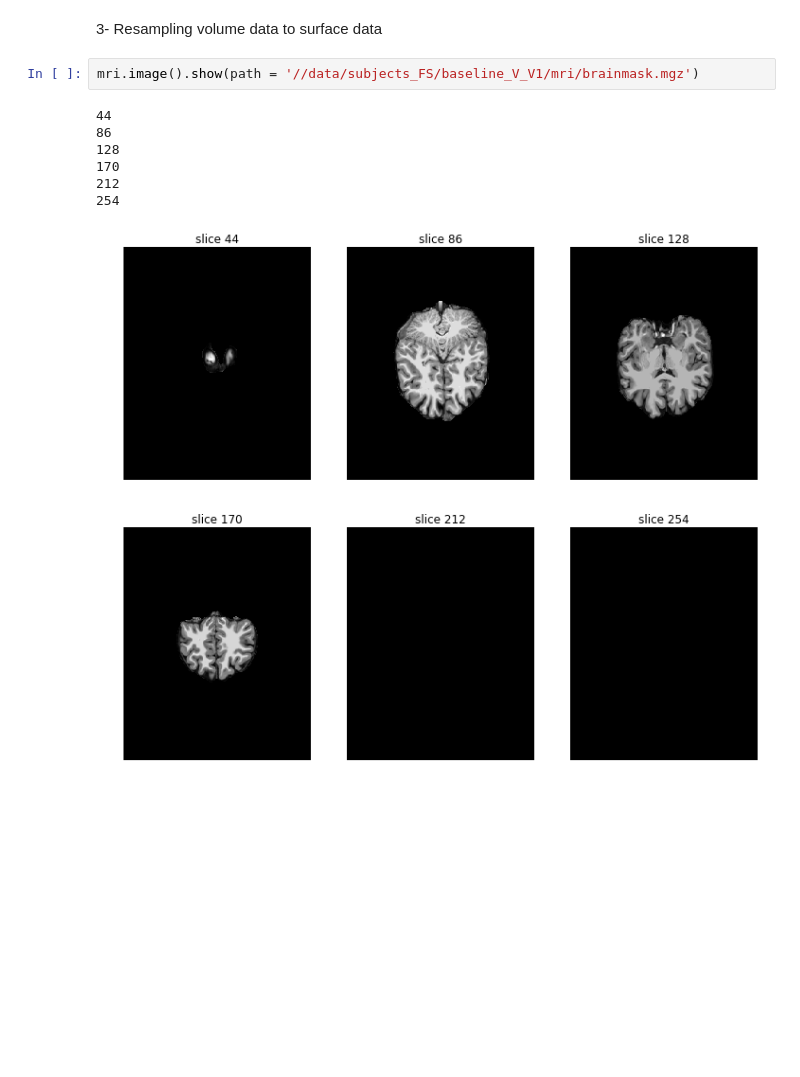
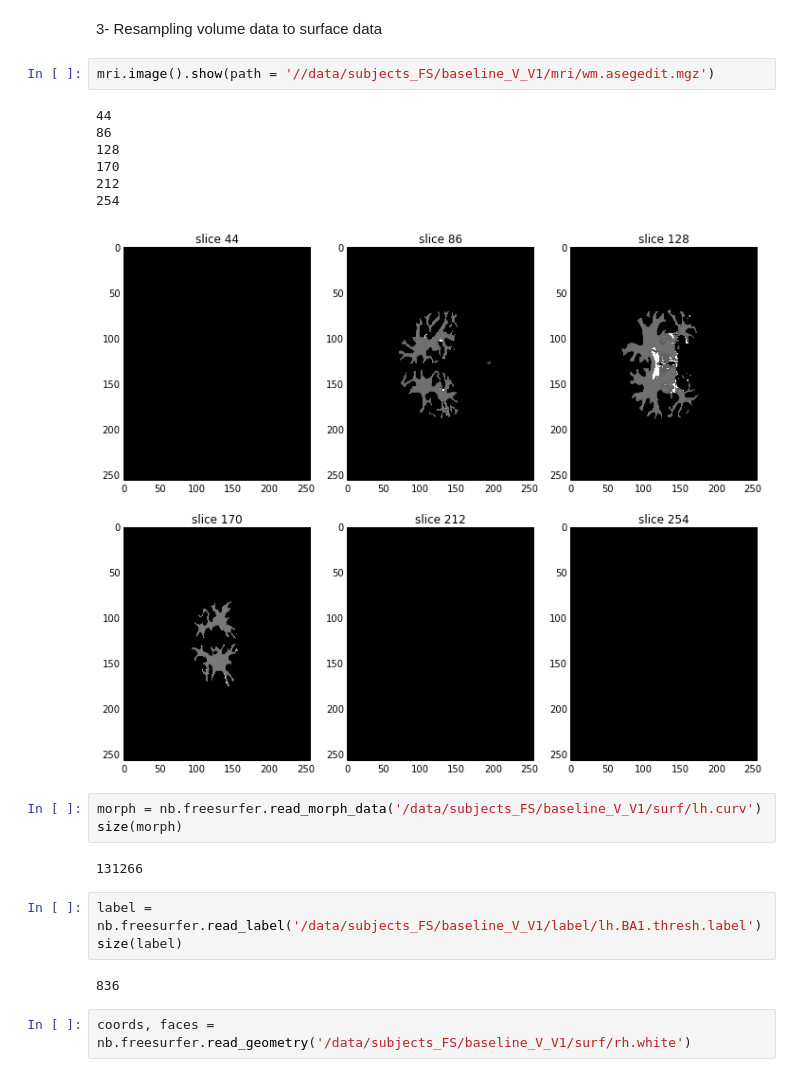
Before and after one commit to armaneshaghi/DCMPy, a Jupyter notebook: notebook/Notebook-1d.ipynb, the cells around one changed output. Cells and saved outputs as stored; diff of their text form; blank space fills up the shorter version.

```diff
--- a/notebook/Notebook-1d.ipynb
+++ b/notebook/Notebook-1d.ipynb
@@ -551,12 +549,24 @@ lh_cortex_label.shape
 # %% [markdown]
 3- Resampling volume data to surface data
 # %%
-mri.image().show(path = '//data/subjects_FS/baseline_V_V1/mri/brainmask.mgz')
+mri.image().show(path = '//data/subjects_FS/baseline_V_V1/mri/wm.asegedit.mgz')
 # %% [output]
 44
 86
 128
 170
 212
 254
-[figure, old version]
+[figure, new version]
+# %%
+morph = nb.freesurfer.read_morph_data('/data/subjects_FS/baseline_V_V1/surf/lh.curv')
+size(morph)
+# %% [output]
+131266
+# %%
+label = nb.freesurfer.read_label('/data/subjects_FS/baseline_V_V1/label/lh.BA1.thresh.label')
+size(label)
+# %% [output]
+836
+# %%
+coords, faces = nb.freesurfer.read_geometry('/data/subjects_FS/baseline_V_V1/surf/rh.white')
```
Also changed, not shown: parts of 7 cells of this notebook, 2 other files.
